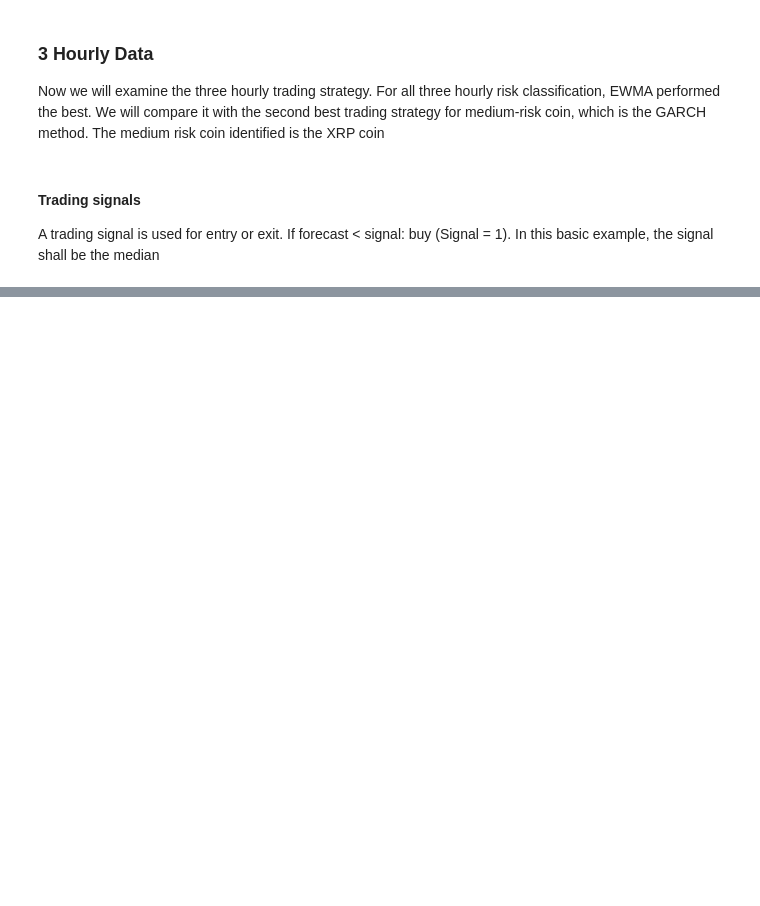
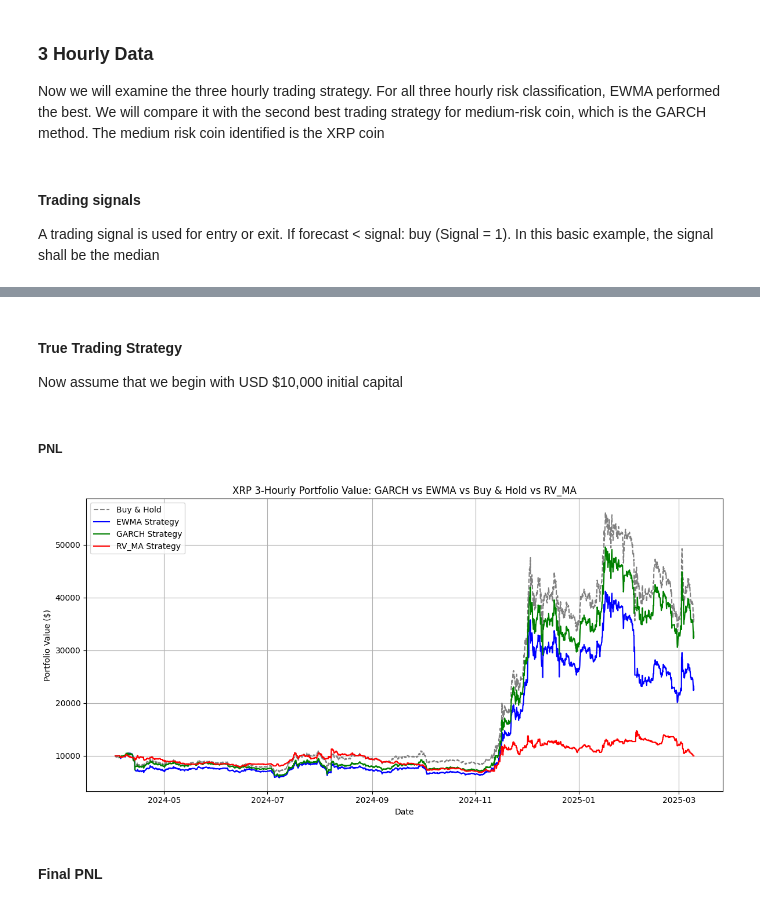
Before and after one commit to zhyoung17/crypto-rv-forecast, a Jupyter notebook: notebooks/trading/trading_sim.ipynb, the cells around one changed output, grey strips where cells are left out. Cells and saved outputs as stored; diff of their text form; code cells hidden in the pictures; blank space fills up the shorter version.

```diff
--- a/notebooks/trading/trading_sim.ipynb
+++ b/notebooks/trading/trading_sim.ipynb
@@ -146,0 +173,4 @@ A trading signal is used for entry or exit. If forecast < signal: buy (Signal =
+# %%
+xrp['strategy_return_garch'] = xrp['signal_garch'].shift(1) * xrp['return']
+xrp['strategy_return_ewma'] = xrp['signal_ewma'].shift(1) * xrp['return']
+xrp['strategy_return_rv_ma'] =xrp['signal_rv_ma'].shift(1) * xrp['return']
@@ -146,0 +180,39 @@ A trading signal is used for entry or exit. If forecast < signal: buy (Signal =
+# %%
+xrp['cum_return_garch'] = (1 + xrp['strategy_return_garch'].fillna(0)).cumprod() - 1
+xrp['cum_return_ewma'] = (1 + xrp['strategy_return_ewma'].fillna(0)).cumprod() - 1
+xrp['cum_return_hold'] = (1 + xrp['return'].fillna(0)).cumprod() - 1
+xrp['cum_return_rv_ma'] = (1 + xrp['strategy_return_rv_ma'].fillna(0)).cumprod() - 1
+# %% [markdown]
+#### True Trading Strategy
+Now assume that we begin with USD $10,000 initial capital
+# %%
+initial_capital = 10000
+
+xrp['portfolio_value_garch'] = initial_capital * (1 + xrp['cum_return_garch'])
+xrp['portfolio_value_ewma']  = initial_capital * (1 + xrp['cum_return_ewma'])
+xrp['portfolio_value_hold']  = initial_capital * (1 + xrp['cum_return_hold'])
+xrp['portfolio_value_rv_ma'] = initial_capital * (1 + xrp['cum_return_rv_ma'])
+# %% [markdown]
+##### PNL
+# %%
+xrp['PnL_garch'] = xrp['portfolio_value_garch'] - initial_capital
+xrp['PnL_ewma']  = xrp['portfolio_value_ewma']  - initial_capital
+xrp['PnL_hold']  = xrp['portfolio_value_hold']  - initial_capital
+xrp['PnL_rv_ma'] = xrp['portfolio_value_rv_ma'] - initial_capital
+# %%
+plt.figure(figsize=(12, 6))
+plt.plot(xrp['Date'], xrp['portfolio_value_hold'], label='Buy & Hold', linestyle='--', color='gray')
+plt.plot(xrp['Date'], xrp['portfolio_value_ewma'], label='EWMA Strategy', color='blue')
+plt.plot(xrp['Date'], xrp['portfolio_value_garch'], label='GARCH Strategy', color='green')
+plt.plot(xrp['Date'], xrp['portfolio_value_rv_ma'], label='RV_MA Strategy', color='red')
+plt.xlabel('Date')
+plt.ylabel('Portfolio Value ($)')
+plt.title('XRP 3-Hourly Portfolio Value: GARCH vs EWMA vs Buy & Hold vs RV_MA')
+plt.legend()
+plt.grid(True)
+plt.tight_layout()
+plt.show()
+# %% [output]
+[figure, added]
+# %% [markdown]
+#### Final PNL
```
Also changed, not shown: parts of 29 cells of this notebook.
